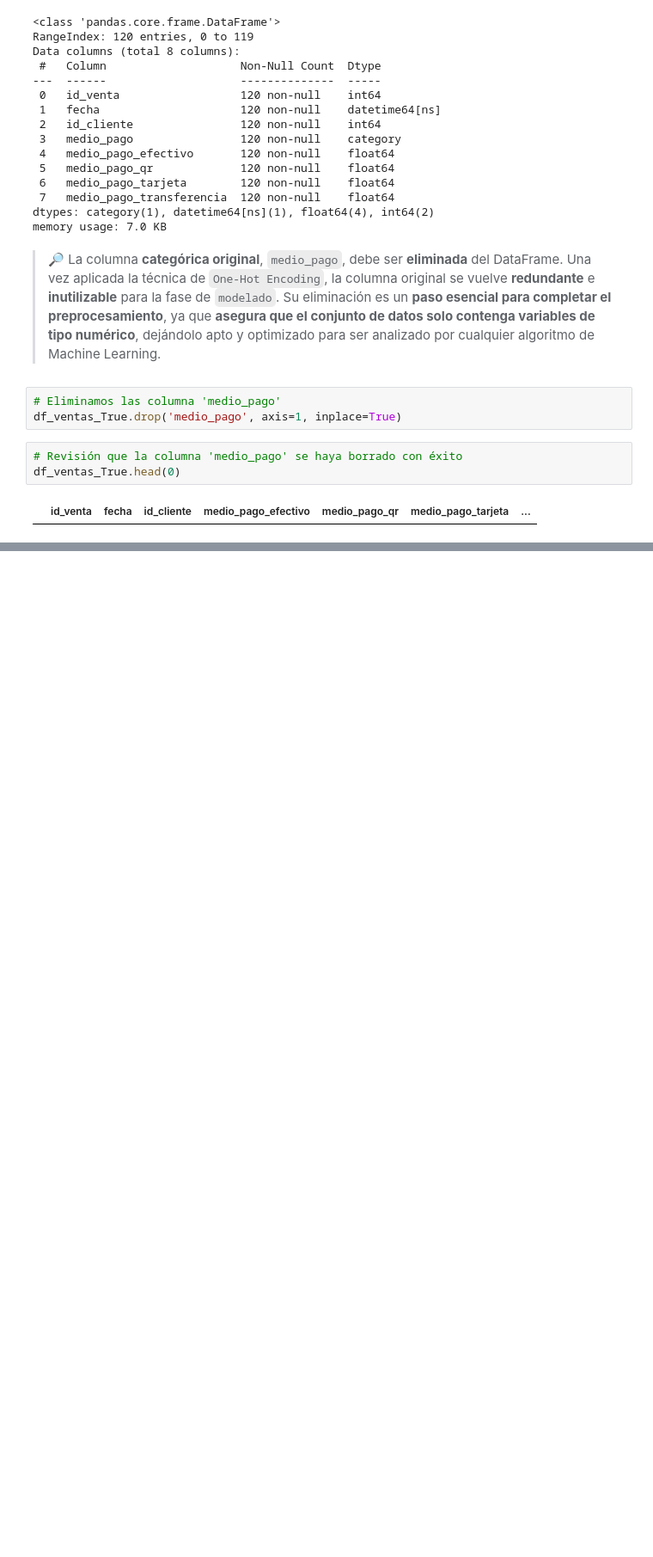
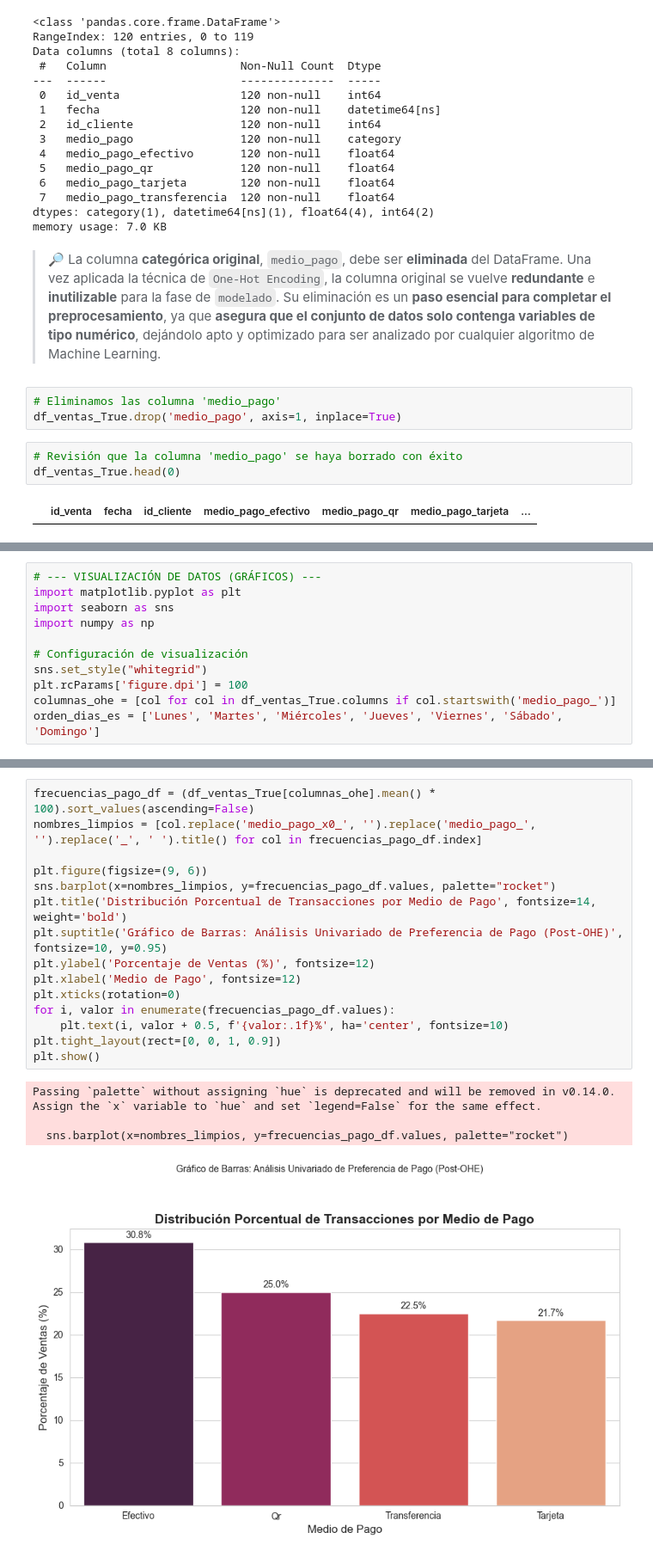
Before and after one commit to augustovillegas/ProyectoAurelionIBM, a Jupyter notebook: limp_y_trans_ventas.ipynb, the cells around one changed output, grey strips where cells are left out. Shown at 86% size. Saved outputs shown, nothing was run; the diff lists cells and outputs as text; blank space fills up the shorter version.

```diff
--- a/limp_y_trans_ventas.ipynb
+++ b/limp_y_trans_ventas.ipynb
@@ -581,0 +490,11 @@ Pendiente tendencia lineal (transacciones/mes): -0.51
+# %%
+# --- VISUALIZACIÓN DE DATOS (GRÁFICOS) ---
+import matplotlib.pyplot as plt
+import seaborn as sns
+import numpy as np
+
+# Configuración de visualización
+sns.set_style("whitegrid")
+plt.rcParams['figure.dpi'] = 100
+columnas_ohe = [col for col in df_ventas_True.columns if col.startswith('medio_pago_')]
+orden_dias_es = ['Lunes', 'Martes', 'Miércoles', 'Jueves', 'Viernes', 'Sábado', 'Domingo']
@@ -581,0 +506,20 @@ Pendiente tendencia lineal (transacciones/mes): -0.51
+# %%
+frecuencias_pago_df = (df_ventas_True[columnas_ohe].mean() * 100).sort_values(ascending=False)
+nombres_limpios = [col.replace('medio_pago_x0_', '').replace('medio_pago_', '').replace('_', ' ').title() for col in frecuencias_pago_df.index]
+
+plt.figure(figsize=(9, 6))
+sns.barplot(x=nombres_limpios, y=frecuencias_pago_df.values, palette="rocket")
+plt.title('Distribución Porcentual de Transacciones por Medio de Pago', fontsize=14, weight='bold')
+plt.suptitle('Gráfico de Barras: Análisis Univariado de Preferencia de Pago (Post-OHE)', fontsize=10, y=0.95)
+plt.ylabel('Porcentaje de Ventas (%)', fontsize=12)
+plt.xlabel('Medio de Pago', fontsize=12)
+plt.xticks(rotation=0)
+for i, valor in enumerate(frecuencias_pago_df.values):
+    plt.text(i, valor + 0.5, f'{valor:.1f}%', ha='center', fontsize=10)
+plt.tight_layout(rect=[0, 0, 1, 0.9])
+plt.show()
+# %% [output]
+Passing `palette` without assigning `hue` is deprecated and will be removed in v0.14.0. Assign the `x` variable to `hue` and set `legend=False` for the same effect.
+
+  sns.barplot(x=nombres_limpios, y=frecuencias_pago_df.values, palette="rocket")
+[figure, added]
```
Also changed, not shown: parts of 23 cells of this notebook.
